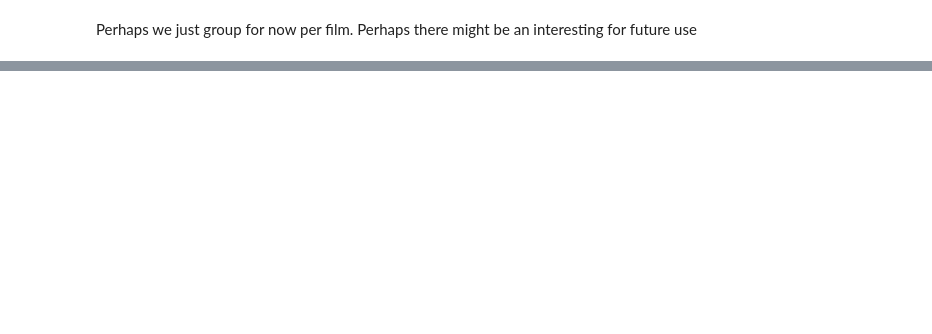
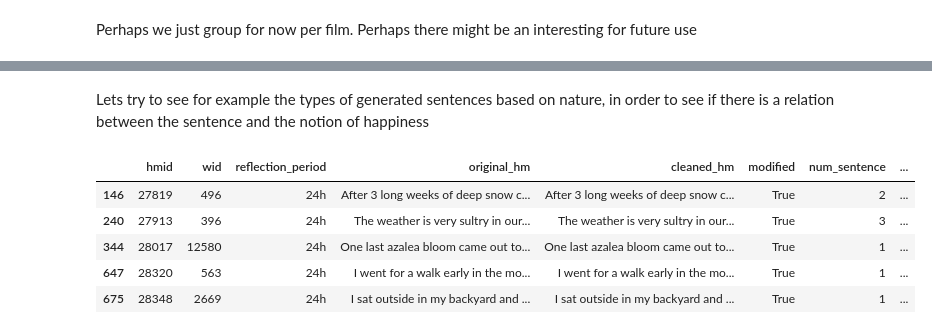
Before and after one commit to damachi/Master_semester_project, a Jupyter notebook: Semester Project/Dataset extracting.ipynb, the cells around one changed output, grey strips where cells are left out. Saved outputs shown, nothing was run; the diff lists cells and outputs as text; code cells hidden in the pictures; blank space fills up the shorter version.

```diff
--- a/Semester Project/Dataset extracting.ipynb
+++ b/Semester Project/Dataset extracting.ipynb
@@ -155,0 +226,2 @@ aggregated_utterance_size = movie_lines_df.groupby('movieID').agg('size')
+# %%
+df = pd.read_csv("cleaned_hm.csv")
@@ -155,0 +235,2 @@ aggregated_utterance_size = movie_lines_df.groupby('movieID').agg('size')
+# %%
+df = df.fillna(value=" ", axis= 1)
@@ -155,0 +239,2 @@ aggregated_utterance_size = movie_lines_df.groupby('movieID').agg('size')
+# %%
+df = df.loc[df.ground_truth_category !=' ']
@@ -179,0 +266,15 @@ Length: 617, dtype: int64
+# %% [markdown]
+Lets try to see for example the types of generated sentences based on nature, in order
+to see if there is a relation between the sentence and the notion of happiness
+# %%
+def get_df_per_label(label,df):
+    return df.loc[df.ground_truth_category== label].head()
+# %%
+get_df_per_label('nature',df)
+# %% [output]
+|  | hmid | wid | reflection_period | original_hm | cleaned_hm | modified | num_sentence | ... |
+| 146 | 27819 | 496 | 24h | After 3 long weeks of deep snow c... | After 3 long weeks of deep snow c... | True | 2 | ... |
+| 240 | 27913 | 396 | 24h | The weather is very sultry in our... | The weather is very sultry in our... | True | 3 | ... |
+| 344 | 28017 | 12580 | 24h | One last azalea bloom came out to... | One last azalea bloom came out to... | True | 1 | ... |
+| 647 | 28320 | 563 | 24h | I went for a walk early in the mo... | I went for a walk early in the mo... | True | 1 | ... |
+| 675 | 28348 | 2669 | 24h | I sat outside in my backyard and ... | I sat outside in my backyard and ... | True | 1 | ... |
```
Also changed, not shown: parts of 47 cells of this notebook.
